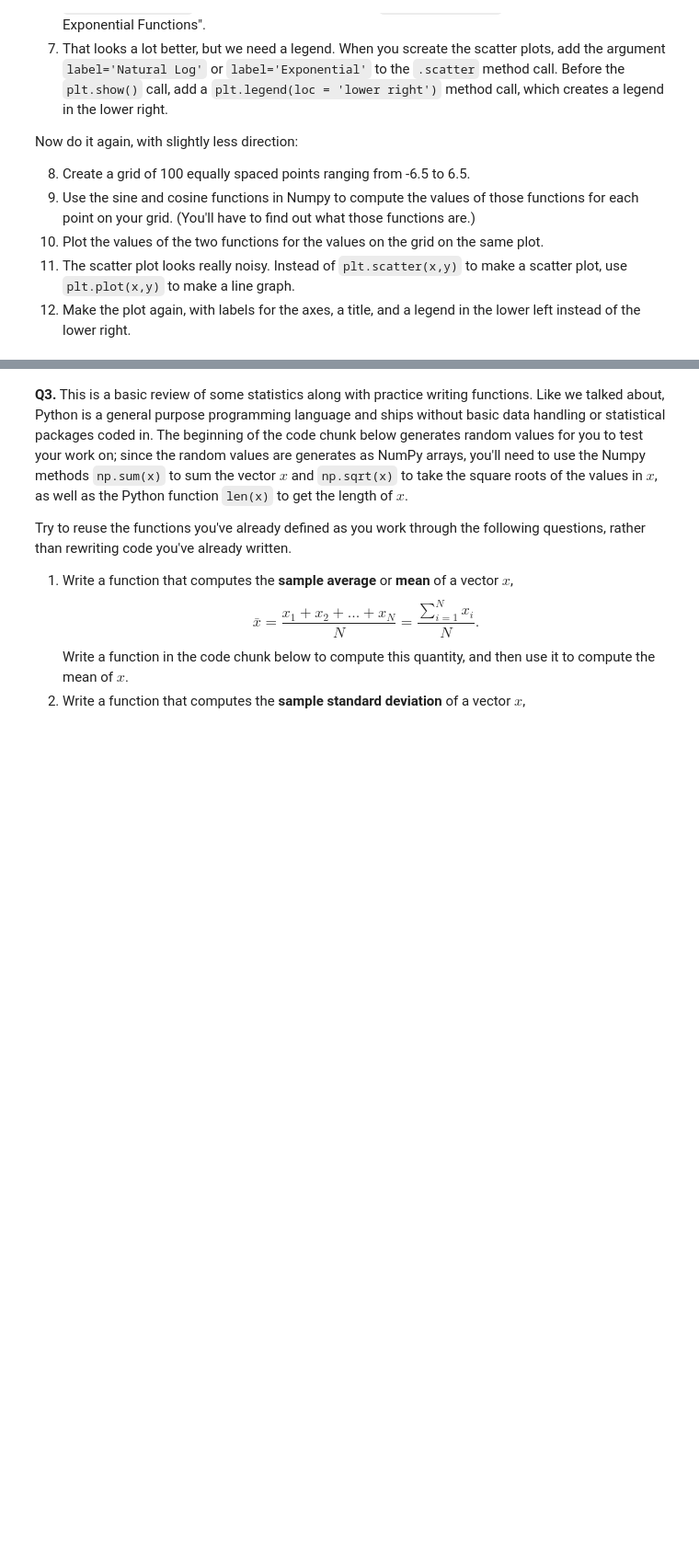
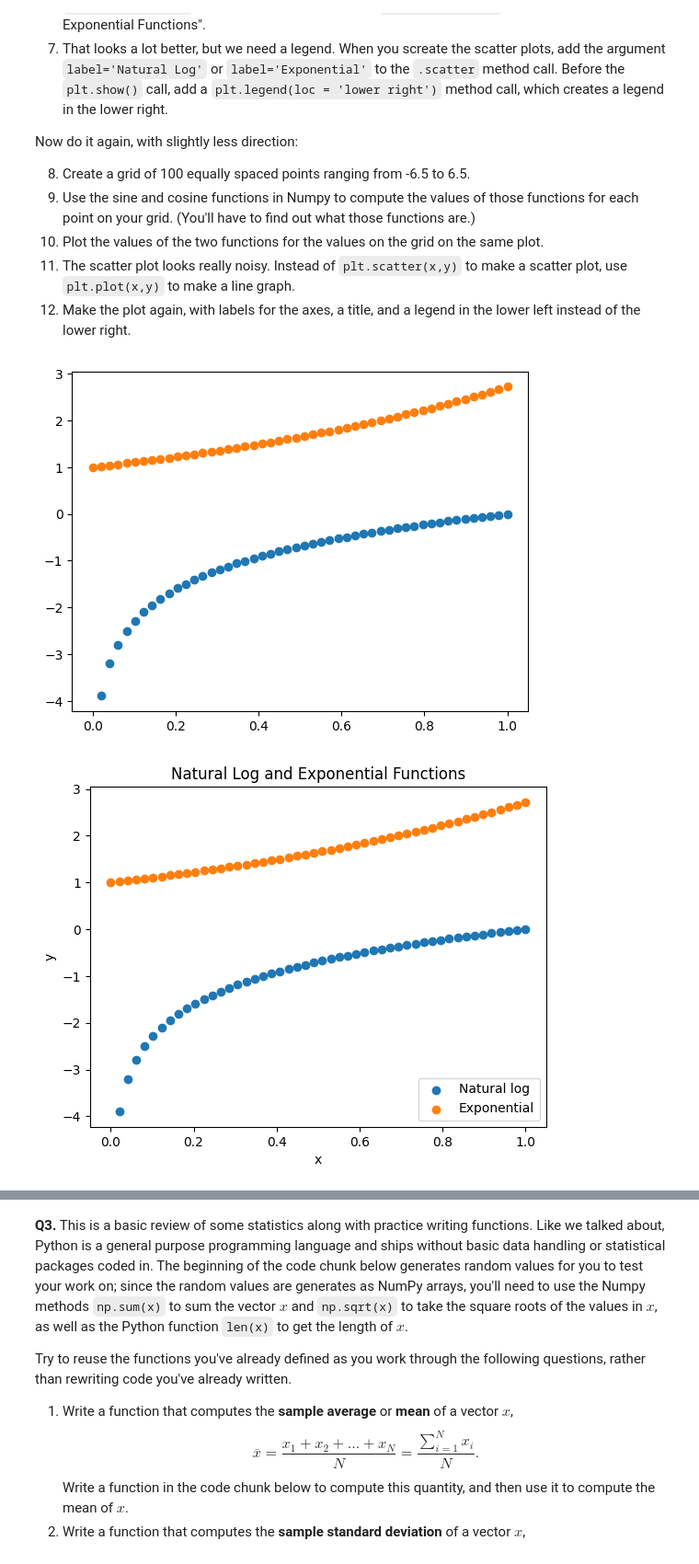
Before and after one commit to AngelikaBaloy/programming, a Jupyter notebook: assignment/assignment_programming.ipynb, the cells around one changed output, grey strips where cells are left out. Shown at 92% size. Saved outputs shown, nothing was run; the diff lists cells and outputs as text; code cells hidden in the pictures; blank space fills up the shorter version.

```diff
--- a/assignment/assignment_programming.ipynb
+++ b/assignment/assignment_programming.ipynb
@@ -36,3 +36,69 @@ Now do it again, with slightly less direction:
 # %%
 import numpy as np
 import matplotlib.pyplot as plt
+
+# 2. grid 50 pts 0-1
+x = np.linspace(0,1,50)
+
+# 3. y array log ; z array exp
+y = np.log(x)
+z = np.exp(x)
+
+# 4. scatterplots
+plt.scatter(x,y)
+plt.scatter(x,z)
+# 5
+plt.show()
+
+# 6. add labels
+x = np.linspace(0,1,50)
+y = np.log(x)
+z = np.exp(x)
+
+plt.scatter(x,y, label='Natural log') # 7 adding arg
+plt.scatter(x,z, label='Exponential') # 7 adding arg
+
+plt.xlabel('x')
+plt.ylabel('y')
+plt.title('Natural Log and Exponential Functions')
+
+# 7. add legend
+plt.legend(loc='lower right')
+
+plt.show()
+
+
+# 8. grid 100 pts -6.5 to 6.5
+x = np.linspace(-6.5, 6.5, 100)
+
+# 9. sine and cosine
+y = np.sin(x)
+z = np.cos(x)
+
+# 10. scatterplot
+plt.scatter(x, y)
+plt.scatter(x, z)
+plt.show()
+
+# 11. line graph
+plt.plot(x, y)
+plt.plot(x, z)
+plt.show()
+
+# 12. complete
+x = np.linspace(-6.5, 6.5, 100)
+y = np.sin(x)
+z = np.cos(x)
+
+plt.plot(x, y, label='Sine')
+plt.plot(x, z, label='Cosine')
+
+plt.xlabel('x')
+plt.ylabel('y')
+plt.title('Sine and Cosine')
+plt.legend(loc='lower left')
+
+plt.show()
+# %% [output]
+[figure, added]
+[figure, added]
```
Also changed, not shown: parts of 1 cell of this notebook.
